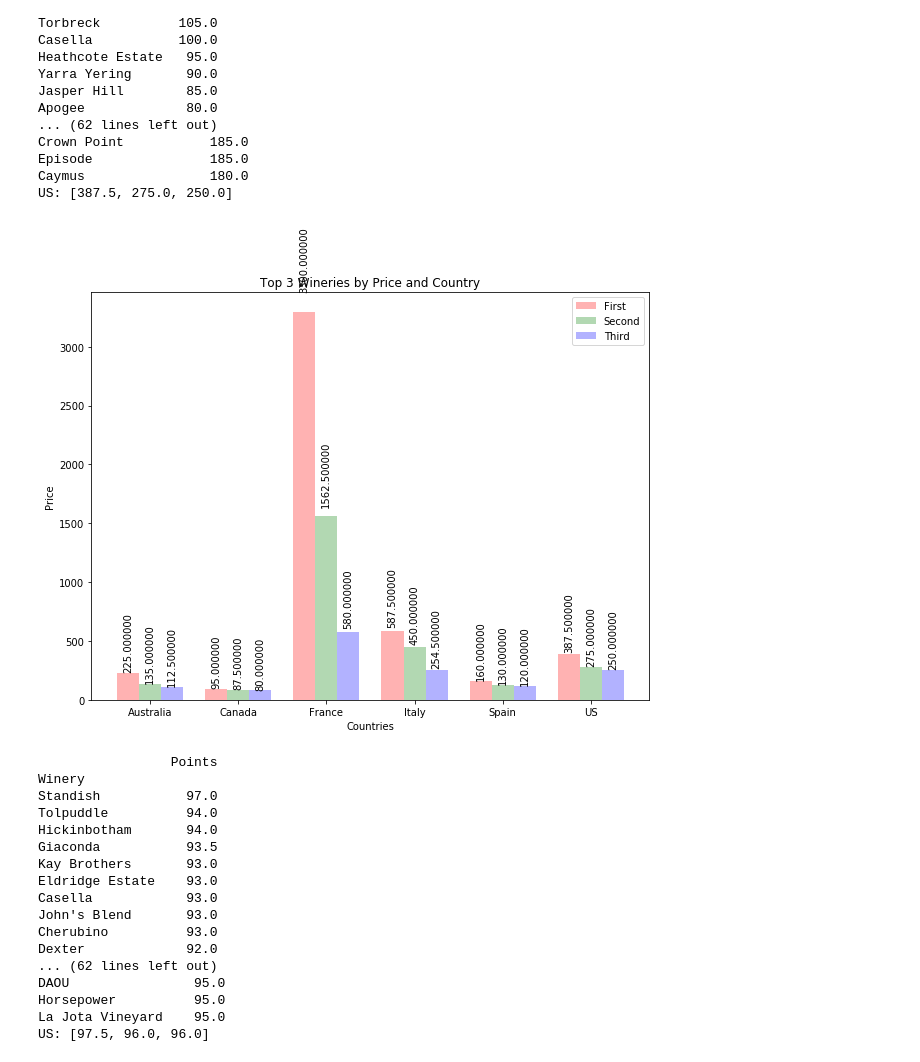
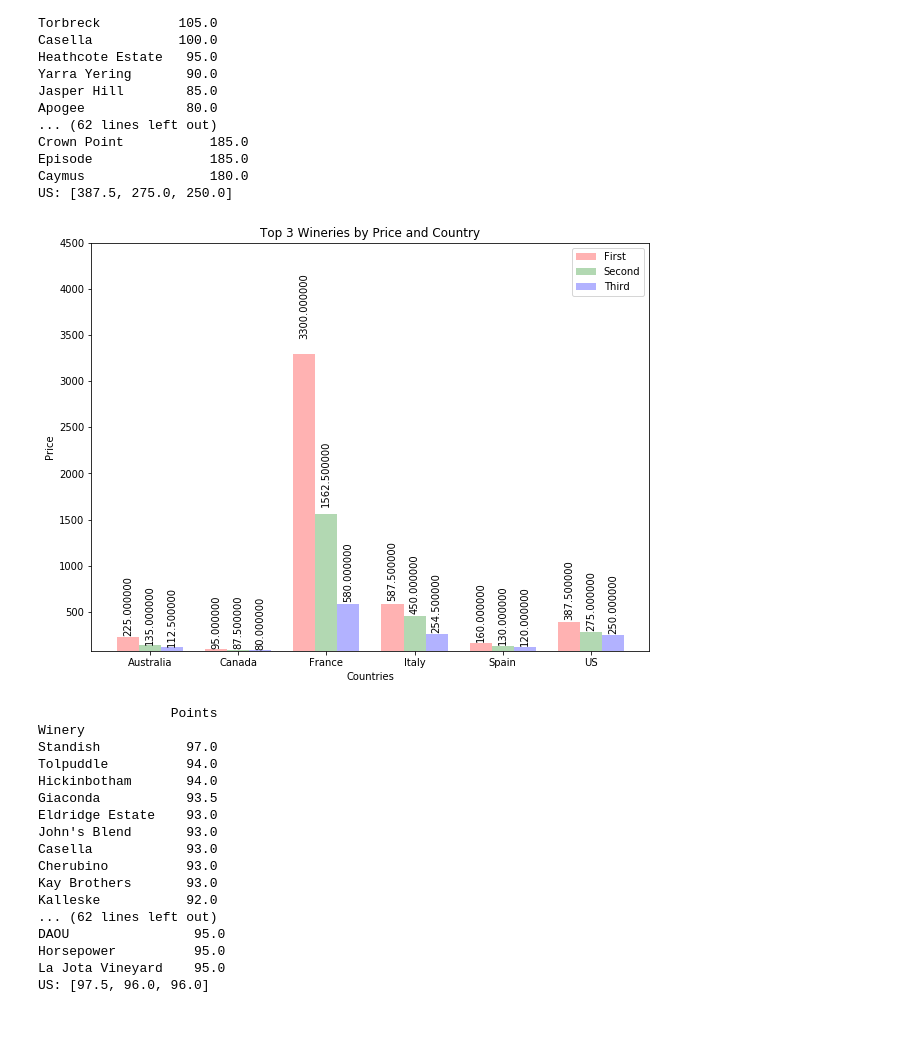
Before and after one commit to drivera537/Data-Historians, a Jupyter notebook: firstprojfile.ipynb, the cells around one changed output. Cells and saved outputs as stored; diff of their text form; code cells hidden in the pictures; blank space fills up the shorter version.

```diff
--- a/firstprojfile.ipynb
+++ b/firstprojfile.ipynb
@@ -239,7 +239,6 @@ for index, country in enumerate(countries):
 
     median_price_by_winery_variety_df = median_price_by_winery_variety_df.sort_values(by=["Price"], ascending = False)
 
-    p
 
     datatrame_list.append(median_price_by_winery_variety_df)
 
@@ -351,32 +354,33 @@ US: [387.5, 275.0, 250.0]
 # %%
 y_axis_t = []
 for index, country in enumerate(bar_data):
     y_axis_t.append(bar_data[country])
 y_axis_t = tuple(y_axis_t)
 y_axis_arr = np.column_stack(y_axis_t)
 
 fig, ax = plt.subplots(figsize=(10,7.5))
 
 box = []
 
 for ind in range(3):
     box.append(ax.bar(x_axis + (bar_width * (ind + 7)),
                        y_axis_arr[ind], bar_width,
                        color=colors[ind], alpha = alp))
 
 
 ax.set_xlabel('Countries')
 ax.set_ylabel('Price')
 ax.set_title('Top 3 Wineries by Price and Country')
 ax.set_xticks(x_axis + bar_width * 8)
 ax.set_xticklabels(('Australia', 'Canada', 'France', 'Italy', 'Spain', 'US'))
-
+ax.set_ylim(75, 4500)
 ax.legend((box[0][0], box[1][0], box[2][0]), legend_labels)
 
 for ind in range(3):
     autolabel(box[ind])
+plt.savefig("Top 3 Wineries by Price and Country.png")
 # %% [output]
-[figure, old version]
+[figure, new version]
 # %%
 scoring_by_winery_data = {}
 for country in countries:
@@ -406,12 +410,12 @@ Standish           97.0
 Tolpuddle          94.0
 Hickinbotham       94.0
 Giaconda           93.5
+Eldridge Estate    93.0
+John's Blend       93.0
+Casella            93.0
+Cherubino          93.0
 Kay Brothers       93.0
-Eldridge Estate    93.0
-Casella            93.0
-John's Blend       93.0
-Cherubino          93.0
-Dexter             92.0
+Kalleske           92.0
 ... (62 lines left out)
 DAOU                95.0
 Horsepower          95.0
```
Also changed, not shown: parts of 5 cells of this notebook.
